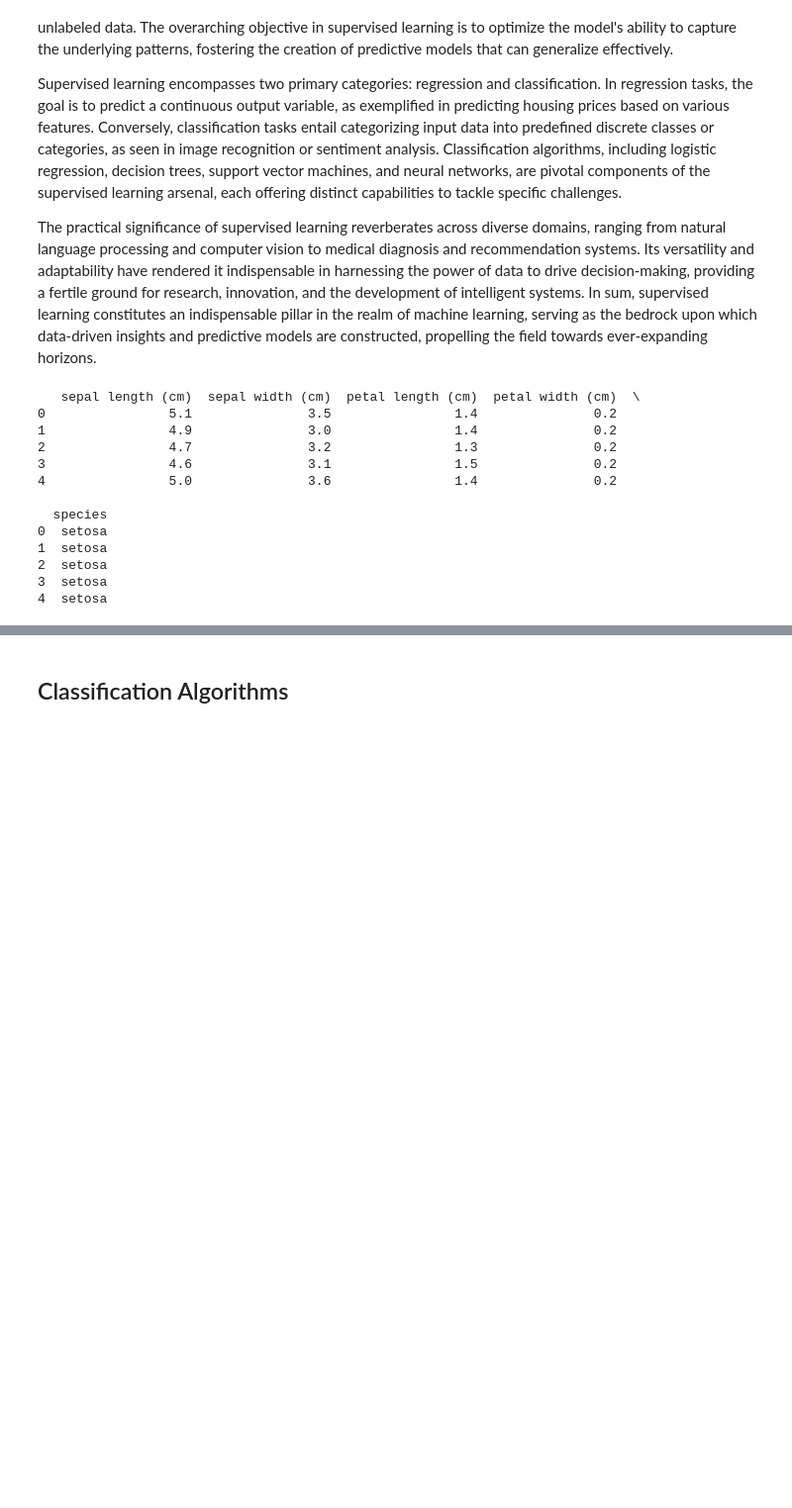
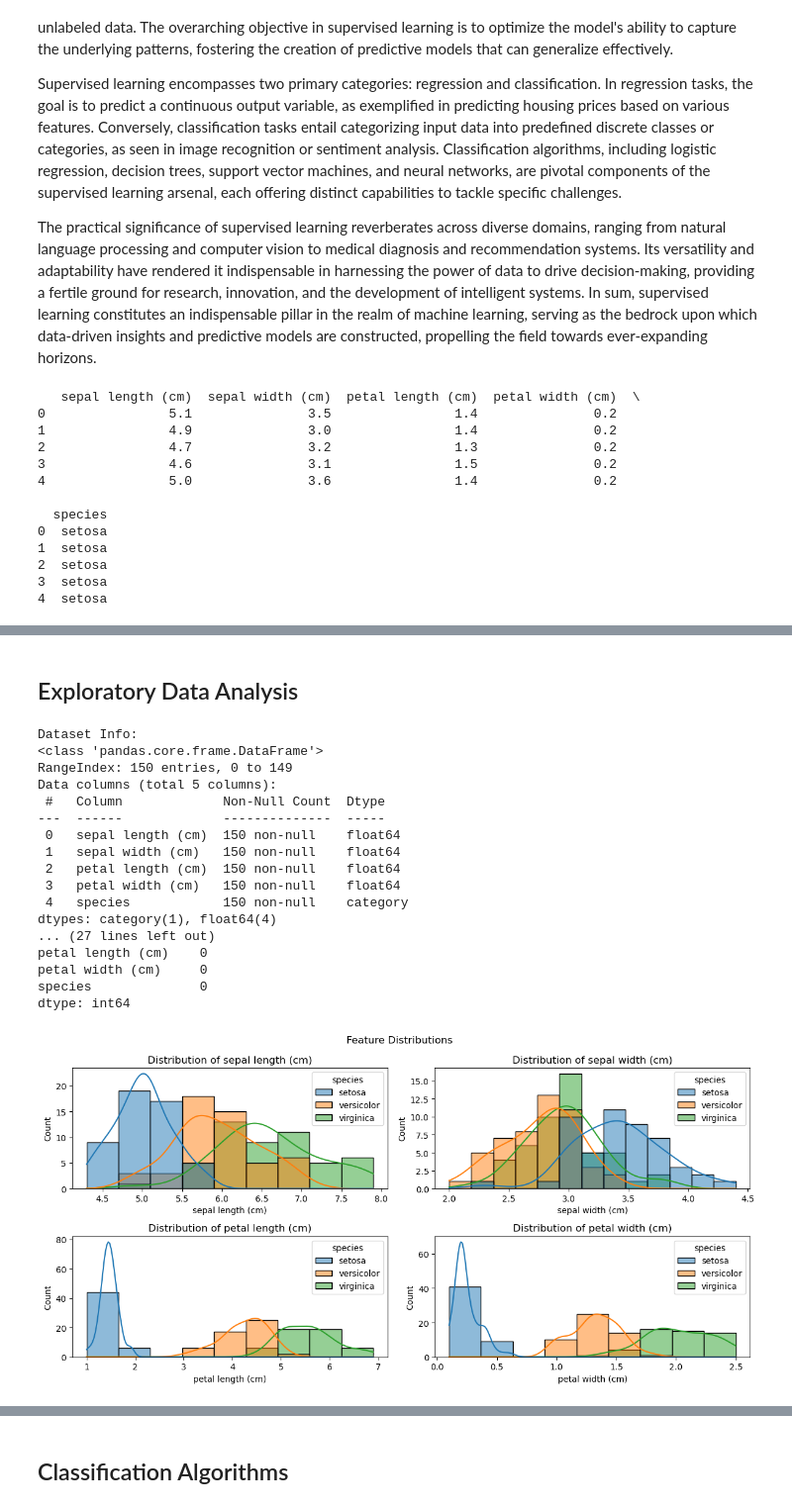
Before and after one commit to dreapadoir/Machine_Learning_and_Statistics, a Jupyter notebook: project.ipynb, the cells around one changed output, grey strips where cells are left out. Shown: that part at 99% size. Drawn from its saved outputs; the diff is of its cells as text; code cells hidden in the pictures; blank space fills up the shorter version.

Commit message:
add exploratory data analysis

```diff
--- a/project.ipynb
+++ b/project.ipynb
@@ -48,12 +48,3 @@ print(df.head())
 2  setosa
 3  setosa
 4  setosa
-# %%
-print("Count the total number of records in the dataset:\n")
-print(df.count())
-print("\n")
-
-print("Remove any NaN values before further processing:\n")
-df = df.dropna()
-
-print(df.count())
@@ -78,0 +51,55 @@ dtype: int64
+# %% [markdown]
+## Exploratory Data Analysis
+# %%
+# Display basic information about the dataset
+print("Dataset Info:")
+print(df.info())
+
+# Display summary statistics
+print("\nSummary Statistics:")
+print(df.describe())
+
+# Check for missing values
+print("\nMissing Values:")
+print(df.isnull().sum())
+
+# Visualize the distribution of each feature
+plt.figure(figsize=(12, 6))
+plt.suptitle("Feature Distributions")
+for i, column in enumerate(df.columns[:-1], 1):
+    plt.subplot(2, 2, i)
+    sns.histplot(data=df, x=column, hue='species', kde=True)
+    plt.title(f'Distribution of {column}')
+plt.tight_layout()
+plt.show()
+
+# Create a pair plot to visualize relationships between features
+sns.pairplot(df, hue='species')
+plt.suptitle("Pair Plot of Features")
+plt.show()
+
+# Create a correlation heatmap
+correlation_matrix = df.corr()
+plt.figure(figsize=(8, 6))
+sns.heatmap(correlation_matrix, annot=True, cmap="coolwarm", fmt=".2f")
+plt.title("Correlation Heatmap")
+plt.show()
+# %% [output]
+Dataset Info:
+<class 'pandas.core.frame.DataFrame'>
+RangeIndex: 150 entries, 0 to 149
+Data columns (total 5 columns):
+ #   Column             Non-Null Count  Dtype
+---  ------             --------------  -----
+ 0   sepal length (cm)  150 non-null    float64
+ 1   sepal width (cm)   150 non-null    float64
+ 2   petal length (cm)  150 non-null    float64
+ 3   petal width (cm)   150 non-null    float64
+ 4   species            150 non-null    category
+dtypes: category(1), float64(4)
+... (27 lines left out)
+petal length (cm)    0
+petal width (cm)     0
+species              0
+dtype: int64
+[figure, added]
```
Also changed, not shown: parts of 2 cells of this notebook.
